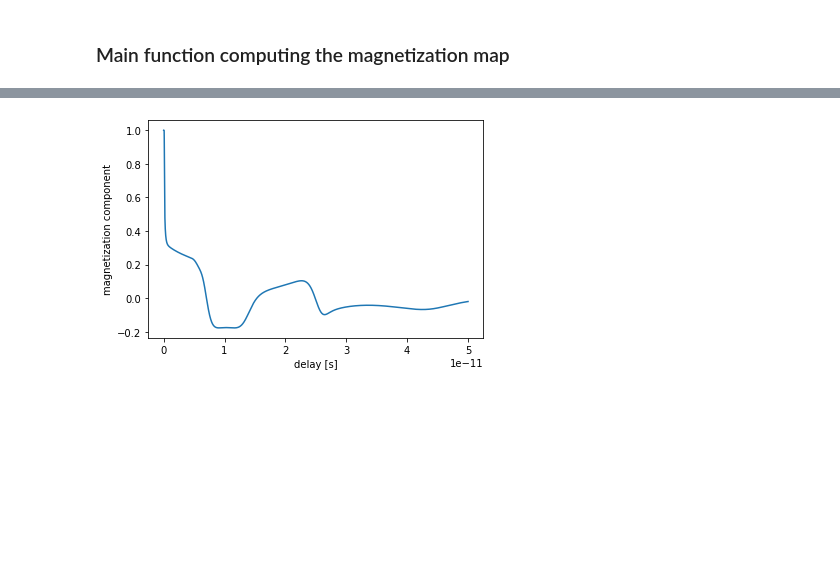
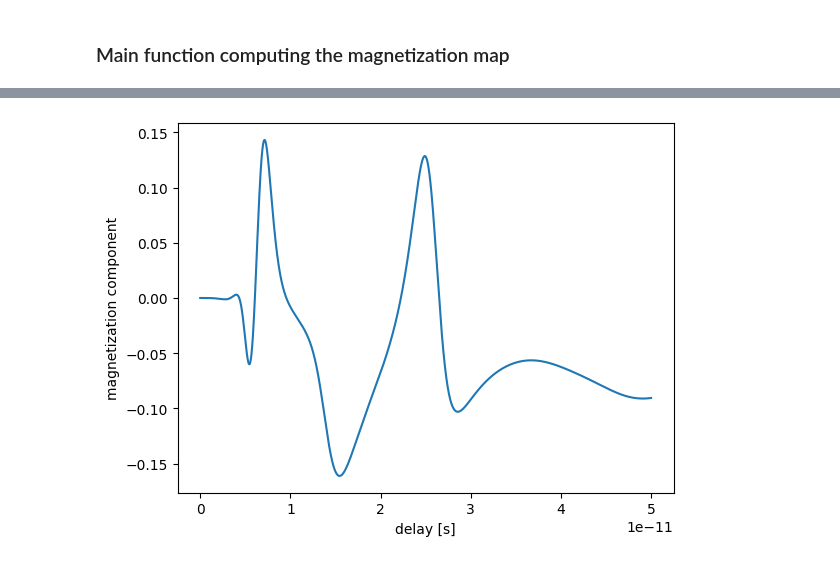
Before and after one commit to Nilodirf/LLB, a Jupyter notebook: llb_params.ipynb, the cells around one changed output, grey strips where cells are left out. Drawn from its saved outputs; the diff is of its cells as text; code cells hidden in the pictures; blank space fills up the shorter version.

```diff
--- a/llb_params.ipynb
+++ b/llb_params.ipynb
@@ -744,14 +744,14 @@ plt.show()
 # %%
 #plt.plot(delay, mag_map_man[:,:,2][:-1])
 #plt.scatter(delay, mys)
 
-plt.plot(delay, mag_map_man[:,0,2][:-1])
+plt.plot(delay, mag_map_man[:,0,0][:-1])
 plt.xlabel(r'delay [s]')
 plt.ylabel(r'magnetization component')
 
 #plt.plot(new_delay, mag_map_man[:,0,0][:-1])
 #plt.scatter(delay, mxs)
 
 plt.show()
 # %% [output]
-[figure, old version]
+[figure, new version]
```
Also changed, not shown: parts of 2 cells of this notebook, 1 other file.
